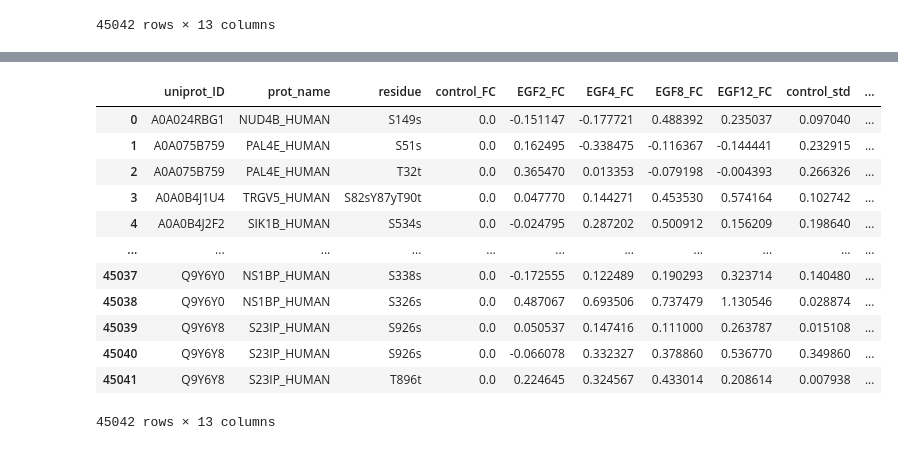
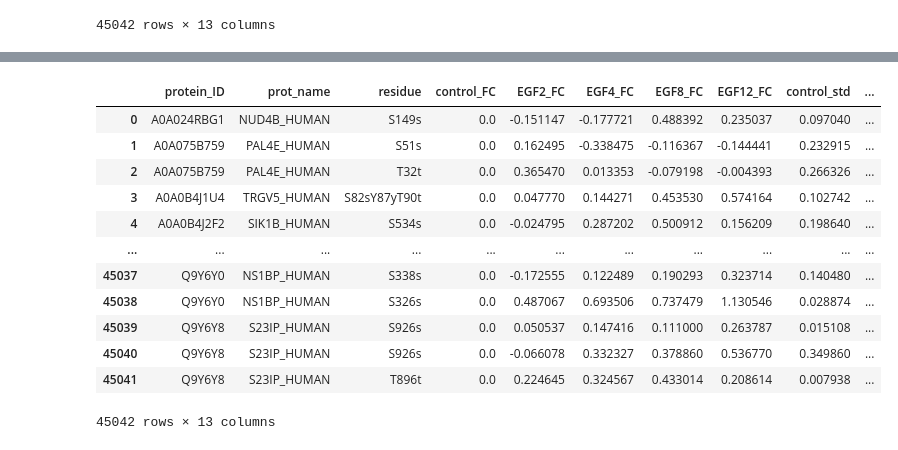
Before and after one commit to IgnacioNavas/TMT_Data_analysis, a Jupyter notebook: Data_filtration_and_processing.ipynb, the cells around one changed output, grey strips where cells are left out. Saved outputs shown, nothing was run; the diff lists cells and outputs as text; code cells hidden in the pictures.

```diff
--- a/Data_filtration_and_processing.ipynb
+++ b/Data_filtration_and_processing.ipynb
@@ -373,7 +375,7 @@ Stimulation with EGF. time points at 0, 2, 4, 8, and 12
 
 I asume that this data is already del log transformation. I am going to take the data, calculate the average of ht replicates in the time points and then calculate the fold change respect the control.
 # %%
-p146_raw = pd.read_excel("External_Data/phospho_proteomics_data_P146/MCF10A_EGF_timecourse_data_20211112.xlsx", sheet_name="MCF10A_phospho")
+p146_raw = pd.read_excel("External_Data/P146_Feng_Song_phospho_proteomics_data/Data/MCF10A_EGF_timecourse_data_20211112.xlsx", sheet_name="MCF10A_phospho")
 p146_raw
 # %% [output]
 |  | Peptide | Site | UniProt | Protein | Residue | avgRII | AScore | MCF10A_Control_R1_01 | ... |
@@ -407,7 +409,7 @@ p146_simplified
 | 45041 | Q9Y6Y8 | S23IP_HUMAN | T896t | -0.211960 | -0.227837 | 0.013472 | ... |
 45042 rows × 13 columns
 # %%
-columns = ["uniprot_ID", "prot_name", "residue",
+columns = ["protein_ID", "prot_name", "residue",
            "control_mean", "EGF2_mean", "EGF4_mean", "EGF8_mean", "EGF12_mean",
            "control_std", "EGF2_std", "EGF4_std", "EGF8_std", "EGF12_std"]
 df = pd.DataFrame(columns=columns)
@@ -429,6 +431,6 @@ for row in p146_simplified.itertuples():
     row_list.append(np.std(row[12:]))
 
     df.loc[len(df)] = row_list
-df.to_excel("External_Data/phospho_proteomics_data_P146/timecourse_mean_data.xlsx", index=False)
+df.to_excel("External_Data/P146_Feng_Song_phospho_proteomics_data/Data/timecourse_mean_data.xlsx", index=False)
 df
 # %% [output]
@@ -446,32 +448,32 @@ df
 | 45041 | Q9Y6Y8 | S23IP_HUMAN | T896t | -0.219899 | 0.004746 | 0.104668 | 0.213115 | -0.011284 | ... |
 45042 rows × 13 columns
 # %%
-df = pd.read_excel("External_Data/phospho_proteomics_data_P146/timecourse_mean_data.xlsx")
-columns = ["uniprot_ID", "prot_name", "residue",
+df = pd.read_excel("External_Data/P146_Feng_Song_phospho_proteomics_data/Data/timecourse_mean_data.xlsx")
+columns = ["protein_ID", "prot_name", "residue",
            "control_FC", "EGF2_FC", "EGF4_FC", "EGF8_FC", "EGF12_FC",
            "control_std", "EGF2_std", "EGF4_std", "EGF8_std", "EGF12_std"]
 
 df_fc = pd.DataFrame(columns=columns)
 conditions= ["control_mean", "EGF2_mean", "EGF4_mean", "EGF8_mean", "EGF12_mean"]
 sd = ["control_std", "EGF2_std", "EGF4_std", "EGF8_std", "EGF12_std"]
 for row in df.iterrows():
     row_list= []
-    row_list.append(row[1]["uniprot_ID"])
+    row_list.append(row[1]["protein_ID"])
     row_list.append(row[1]["prot_name"])
     row_list.append(row[1]["residue"])
 
     for condition in conditions:
         fc = row[1][condition]-row[1]["control_mean"]
         row_list.append(fc)
     for std in sd:
         row_list.append(row[1][std])
 
     df_fc.loc[len(df_fc)] = row_list
 
-df_fc.to_excel("External_Data/phospho_proteomics_data_P146/timecourse_FC_data.xlsx", index=False)
+df_fc.to_excel("External_Data/P146_Feng_Song_phospho_proteomics_data/Data/timecourse_FC_data.xlsx", index=False)
 df_fc
 # %% [output]
-|  | uniprot_ID | prot_name | residue | control_FC | EGF2_FC | EGF4_FC | EGF8_FC | EGF12_FC | control_std | ... |
+|  | protein_ID | prot_name | residue | control_FC | EGF2_FC | EGF4_FC | EGF8_FC | EGF12_FC | control_std | ... |
 | 0 | A0A024RBG1 | NUD4B_HUMAN | S149s | 0.0 | -0.151147 | -0.177721 | 0.488392 | 0.235037 | 0.097040 | ... |
 | 1 | A0A075B759 | PAL4E_HUMAN | S51s | 0.0 | 0.162495 | -0.338475 | -0.116367 | -0.144441 | 0.232915 | ... |
 | 2 | A0A075B759 | PAL4E_HUMAN | T32t | 0.0 | 0.365470 | 0.013353 | -0.079198 | -0.004393 | 0.266326 | ... |
```
Also changed, not shown: parts of 3 cells of this notebook, 2 other files.
